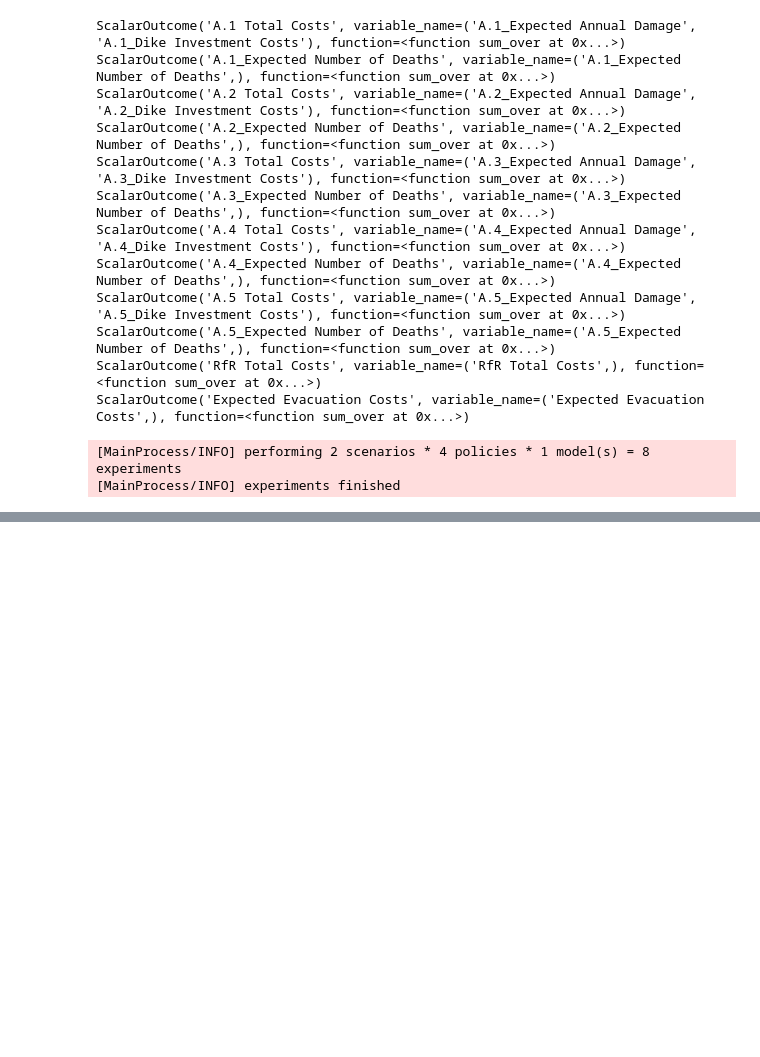
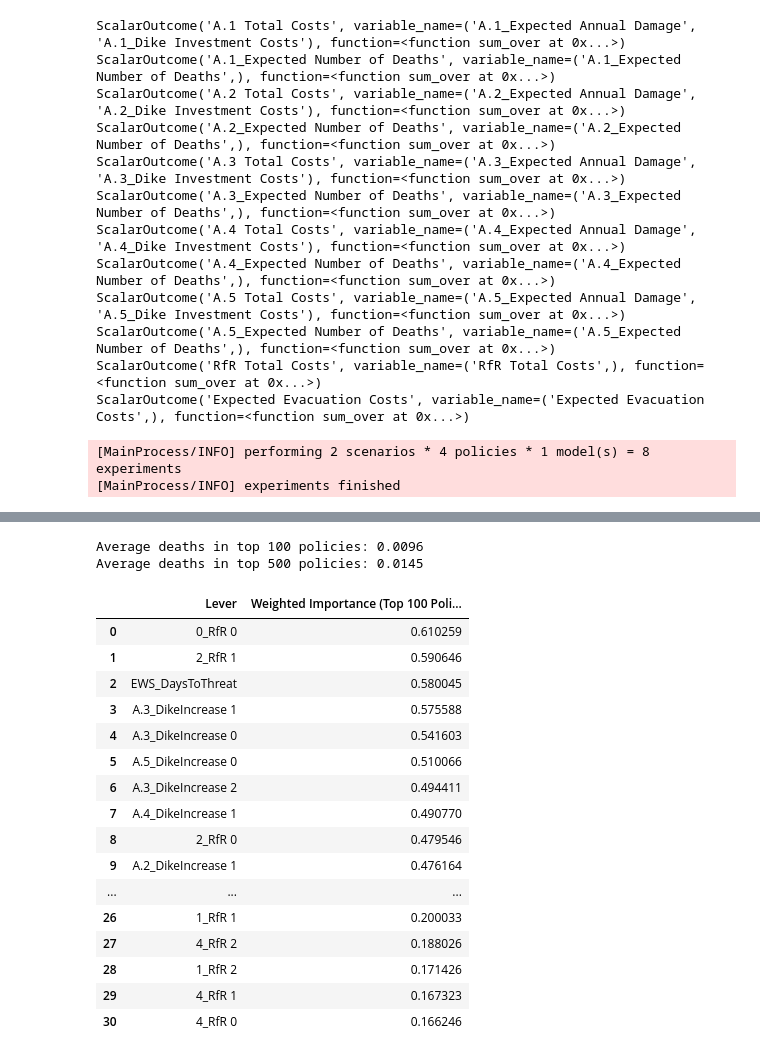
Before and after one commit to tissueters/MDM_project, a Jupyter notebook: final assignment/Problem Formulations.ipynb, the cells around one changed output, grey strips where cells are left out. Saved outputs shown, nothing was run; the diff lists cells and outputs as text; code cells hidden in the pictures; blank space fills up the shorter version.

```diff
--- a/final assignment/Problem Formulations.ipynb
+++ b/final assignment/Problem Formulations.ipynb
@@ -291,0 +314,70 @@ experiments
+# %%
+# 1. Get top 100 and top 500 policy names
+policy_means_sorted = policy_means.sort_values('score')
+top_100_names = policy_means_sorted.head(100).index
+top_500_names = policy_means_sorted.head(500).index
+
+# 2. Compute average deaths for each group
+avg_deaths_top_100 = policy_means.loc[top_100_names, 'Number of Deaths'].mean()
+avg_deaths_top_500 = policy_means.loc[top_500_names, 'Number of Deaths'].mean()
+
+# 3. Print results
+print(f"Average deaths in top 100 policies: {avg_deaths_top_100:.4f}")
+print(f"Average deaths in top 500 policies: {avg_deaths_top_500:.4f}")
+# %% [output]
+Average deaths in top 100 policies: 0.0096
+Average deaths in top 500 policies: 0.0145
+# %%
+from sklearn.preprocessing import MinMaxScaler
+
+# 1. Get top 100 policies and their scores
+top_policies = policy_means.sort_values('score').head(100)
+top_policy_names = top_policies.index.tolist()
+top_scores = top_policies['score']
+
+# 2. Get lever settings for those top policies
+top_experiments = df_experiments[df_experiments['policy'].isin(top_policy_names)]
+top_experiments = top_experiments.drop_duplicates(subset='policy')
+
+# 3. Align lever data and score weights
+top_experiments = top_experiments.set_index('policy').loc[top_policy_names]  # ensure order matches
+lever_names = [lever.name for lever in dike_model.levers]
+lever_data = top_experiments[lever_names].astype(float)
+
+# 4. Standardize lever values to [0, 1] across top 100
+scaler = MinMaxScaler()
+lever_data_scaled = pd.DataFrame(
+    scaler.fit_transform(lever_data),
+    columns=lever_data.columns,
+    index=lever_data.index
+)
+
+# 5. Weight by inverse score (lower score = better = higher weight)
+weights = 1 / top_scores  # inverse score
+weights = weights / weights.sum()  # normalize to sum to 1
+
+# 6. Compute weighted average importance
+lever_importance = (lever_data_scaled.T @ weights).sort_values(ascending=False)
+
+# 7. Convert to DataFrame for display
+importance_df = lever_importance.reset_index()
+importance_df.columns = ['Lever', 'Weighted Importance (Top 100 Policies)']
+importance_df
+# %% [output]
+|  | Lever | Weighted Importance (Top 100 Poli... |
+| 0 | 0_RfR 0 | 0.610259 |
+| 1 | 2_RfR 1 | 0.590646 |
+| 2 | EWS_DaysToThreat | 0.580045 |
+| 3 | A.3_DikeIncrease 1 | 0.575588 |
+| 4 | A.3_DikeIncrease 0 | 0.541603 |
+| 5 | A.5_DikeIncrease 0 | 0.510066 |
+| 6 | A.3_DikeIncrease 2 | 0.494411 |
+| 7 | A.4_DikeIncrease 1 | 0.490770 |
+| 8 | 2_RfR 0 | 0.479546 |
+| 9 | A.2_DikeIncrease 1 | 0.476164 |
+| ... | ... | ... |
+| 26 | 1_RfR 1 | 0.200033 |
+| 27 | 4_RfR 2 | 0.188026 |
+| 28 | 1_RfR 2 | 0.171426 |
+| 29 | 4_RfR 1 | 0.167323 |
+| 30 | 4_RfR 0 | 0.166246 |
```
Also changed, not shown: parts of 10 cells of this notebook.
